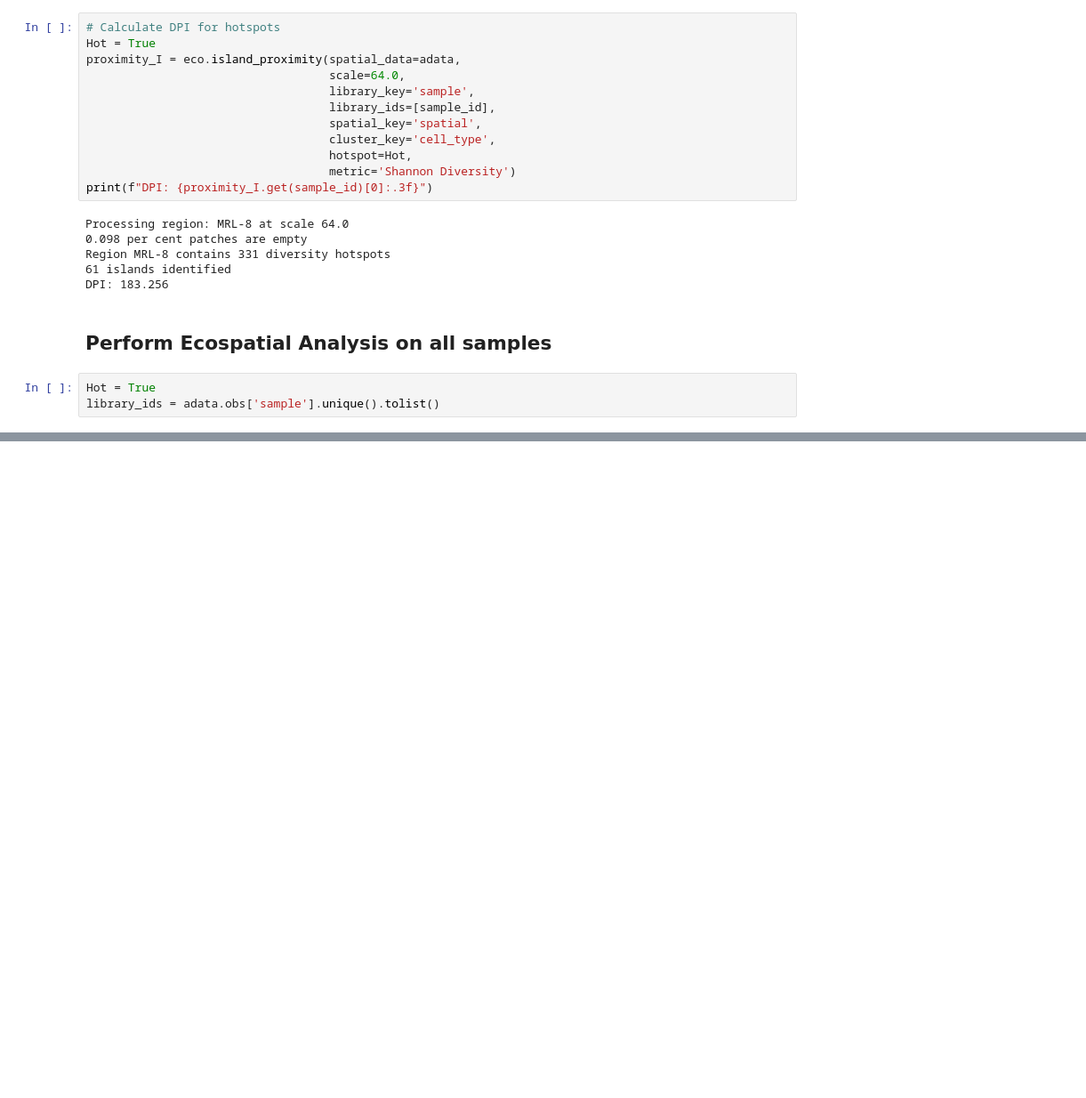
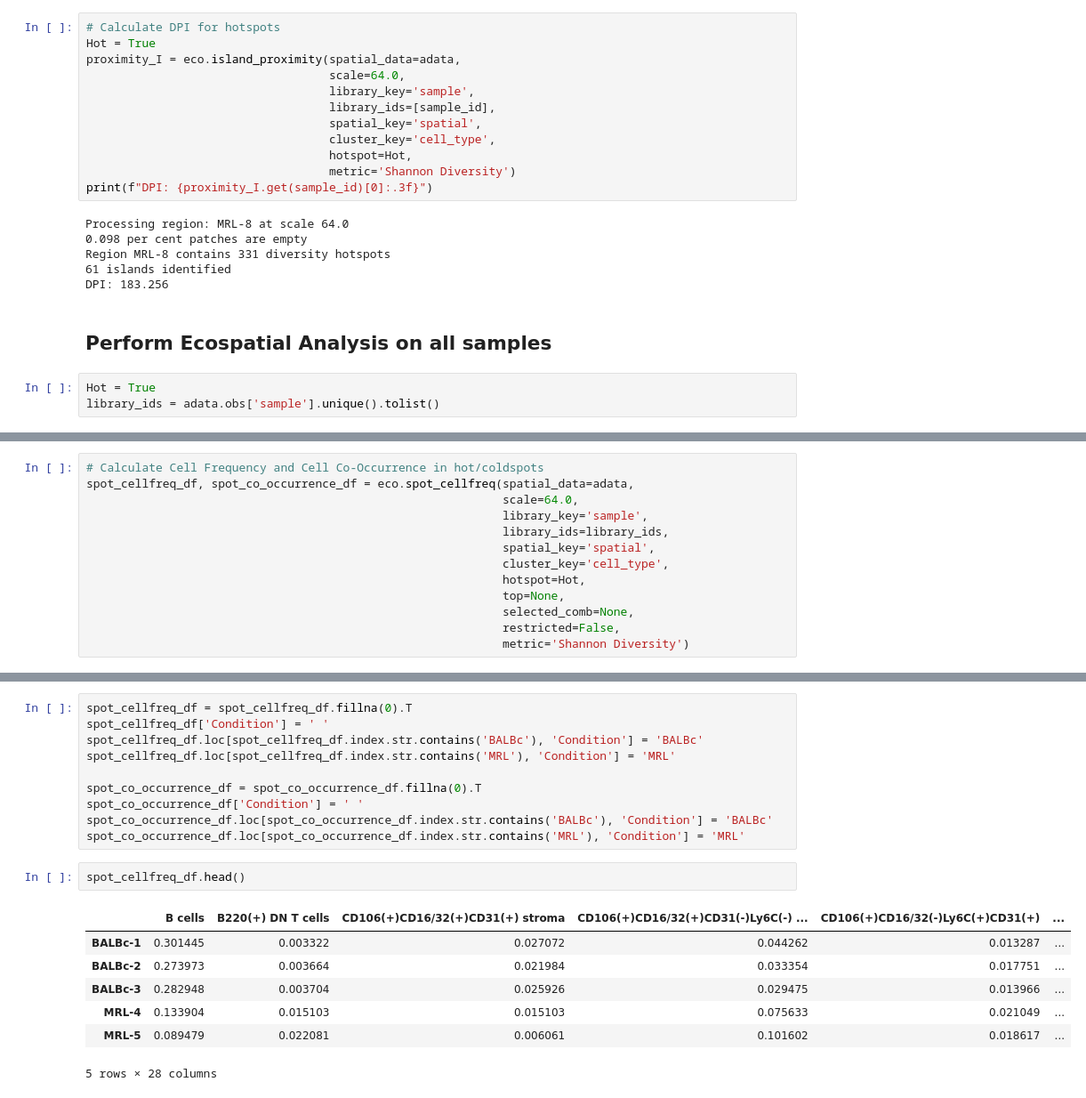
Before and after one commit to Feanor007/MESA, a Jupyter notebook: docs/notebooks/tutorials/MESA_Tutorials.ipynb, the cells around one changed output, grey strips where cells are left out. Shown at 89% size. Saved outputs shown, nothing was run; the diff lists cells and outputs as text; blank space fills up the shorter version.

```diff
--- a/docs/notebooks/tutorials/MESA_Tutorials.ipynb
+++ b/docs/notebooks/tutorials/MESA_Tutorials.ipynb
@@ -346,0 +285,13 @@ NameError: name 'append_series_to_df' is not defined
+# %%
+# Calculate Cell Frequency and Cell Co-Occurrence in hot/coldspots
+spot_cellfreq_df, spot_co_occurrence_df = eco.spot_cellfreq(spatial_data=adata,
+                                                            scale=64.0,
+                                                            library_key='sample',
+                                                            library_ids=library_ids,
+                                                            spatial_key='spatial',
+                                                            cluster_key='cell_type',
+                                                            hotspot=Hot,
+                                                            top=None,
+                                                            selected_comb=None,
+                                                            restricted=False,
+                                                            metric='Shannon Diversity')
@@ -346,0 +316,20 @@ NameError: name 'append_series_to_df' is not defined
+# %%
+spot_cellfreq_df = spot_cellfreq_df.fillna(0).T
+spot_cellfreq_df['Condition'] = ' '
+spot_cellfreq_df.loc[spot_cellfreq_df.index.str.contains('BALBc'), 'Condition'] = 'BALBc'
+spot_cellfreq_df.loc[spot_cellfreq_df.index.str.contains('MRL'), 'Condition'] = 'MRL'
+
+spot_co_occurrence_df = spot_co_occurrence_df.fillna(0).T
+spot_co_occurrence_df['Condition'] = ' '
+spot_co_occurrence_df.loc[spot_co_occurrence_df.index.str.contains('BALBc'), 'Condition'] = 'BALBc'
+spot_co_occurrence_df.loc[spot_co_occurrence_df.index.str.contains('MRL'), 'Condition'] = 'MRL'
+# %%
+spot_cellfreq_df.head()
+# %% [output]
+|  | B cells | B220(+) DN T cells | CD106(+)CD16/32(+)CD31(+) stroma | CD106(+)CD16/32(+)CD31(-)Ly6C(-) ... | CD106(+)CD16/32(-)Ly6C(+)CD31(+) | ... |
+| BALBc-1 | 0.301445 | 0.003322 | 0.027072 | 0.044262 | 0.013287 | ... |
+| BALBc-2 | 0.273973 | 0.003664 | 0.021984 | 0.033354 | 0.017751 | ... |
+| BALBc-3 | 0.282948 | 0.003704 | 0.025926 | 0.029475 | 0.013966 | ... |
+| MRL-4 | 0.133904 | 0.015103 | 0.015103 | 0.075633 | 0.021049 | ... |
+| MRL-5 | 0.089479 | 0.022081 | 0.006061 | 0.101602 | 0.018617 | ... |
+5 rows × 28 columns
```
Also changed, not shown: parts of 10 cells of this notebook, 4 other files.
